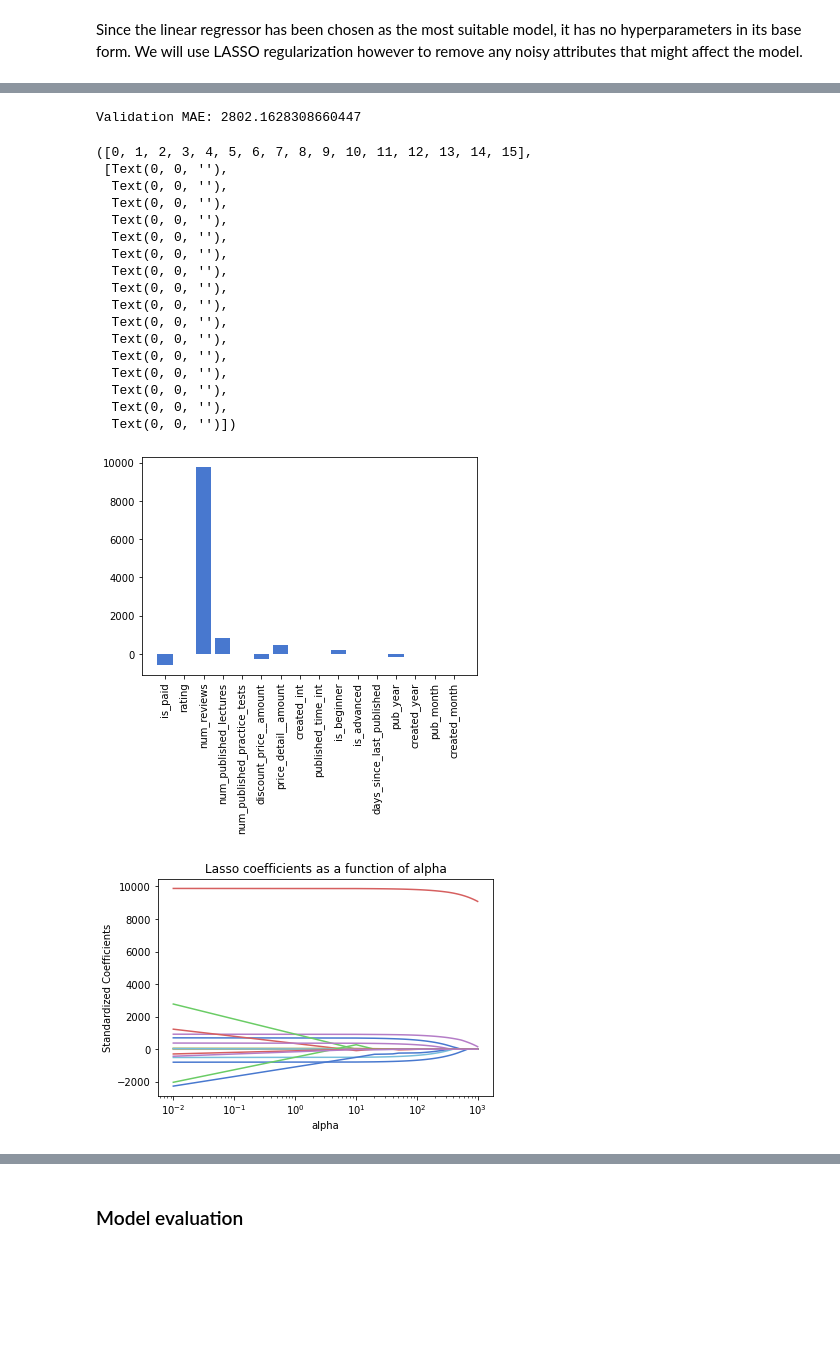
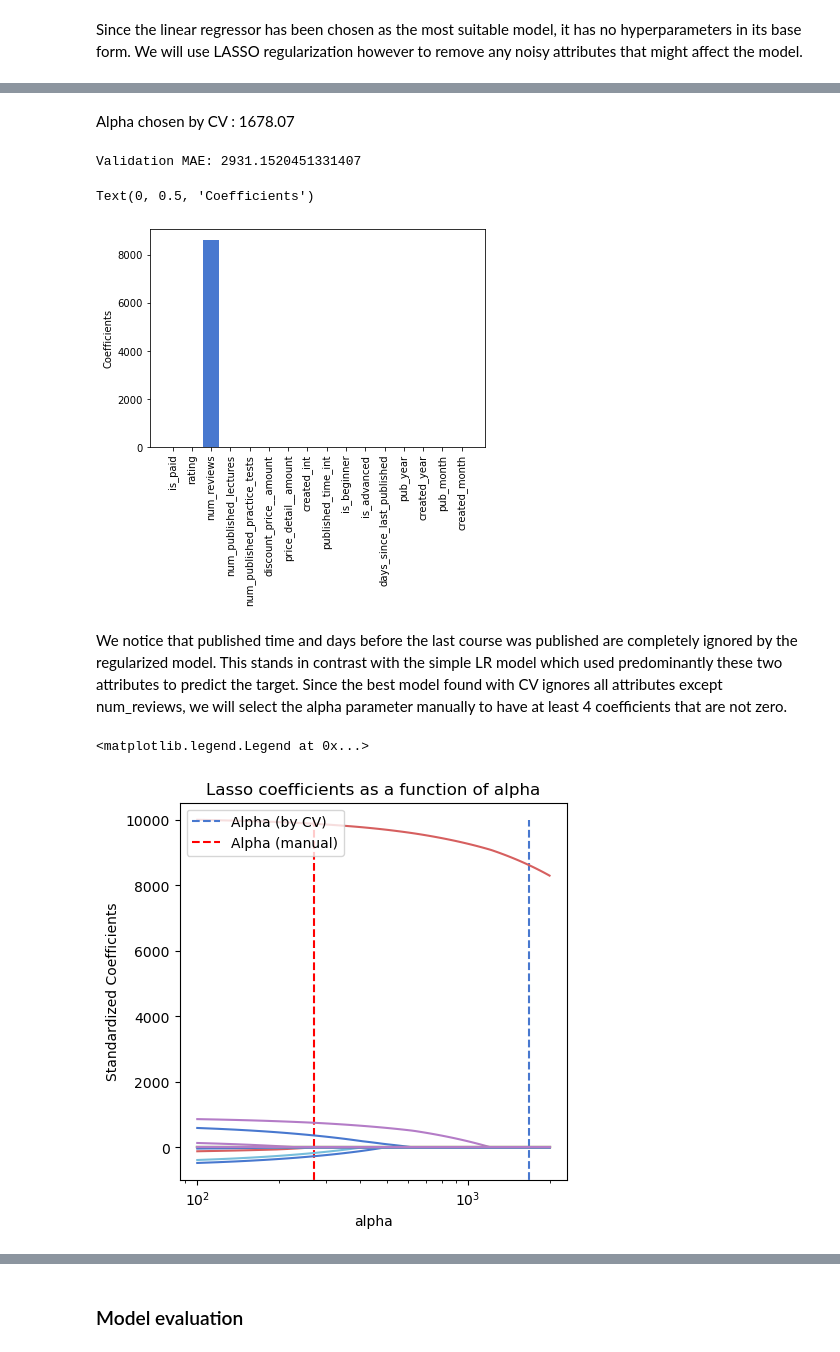
Before and after one commit to r-gg/bi-assignments, a Jupyter notebook: Assignment3/BI_Assignment3.ipynb, the cells around one changed output, grey strips where cells are left out. Saved outputs shown, nothing was run; the diff lists cells and outputs as text; code cells hidden in the pictures; blank space fills up the shorter version.

```diff
--- a/Assignment3/BI_Assignment3.ipynb
+++ b/Assignment3/BI_Assignment3.ipynb
@@ -874,5 +882,7 @@ In testing set: observations from 04.02.2020 until 10.09.2020
 # %%
 from sklearn.model_selection import train_test_split
+
+rest = rest[rest.published_time.dt.year >= 2015]
 
 X = rest.drop(columns=['num_subscribers'])
 y = rest.num_subscribers
@@ -1252,7 +1269,7 @@ plt.xticks(rotation=90)
 Since the linear regressor has been chosen as the most suitable model, it has no hyperparameters in its base form. We will use LASSO regularization however to remove any noisy attributes that might affect the model.
 # %%
 from sklearn.linear_model import LassoCV
-from sklearn.linear_model import Lasso, lasso_path
+from sklearn.linear_model import Lasso
 
 
 # Create LassoCV tolasso_pathd the best alpha automatically
@@ -1260,6 +1277,6 @@ lasso_cv = LassoCV(cv=5, random_state=1,max_iter=10000)
 lasso_cv.fit(X_train_sc, y_train)
 
 # Create Lasso model with the best alpha found by LassoCV
-lasso = Lasso(alpha=lasso_cv.alpha_)
-lasso.fit(X_train_sc, y_train)
+lasso_best_cv = Lasso(alpha=lasso_cv.alpha_)
+lasso_best_cv.fit(X_train_sc, y_train)
 # %% [output]
@@ -1269 +1293,3 @@ Alpha chosen 176.57
+# %% [markdown]
+Alpha chosen by CV : 1678.07
 # %%
@@ -1273,46 +1299,38 @@ valid_mae = mean_absolute_error(y_valid, y_pred_lasso)
 # %%
-print(f"Validation MAE: {valid_mae}")
+print(f"Validation MAE with CV alpha: {valid_mae_cv}")
 # %% [output]
-Validation MAE: 2802.1628308660447
+Validation MAE: 2931.1520451331407
 # %%
-plt.bar( X_train.columns, (lasso.coef_))
+plt.bar( X_train.columns, (lasso_best_cv.coef_))
 plt.xticks(rotation=90)
+plt.ylabel('Coefficients')
 # %% [output]
-([0, 1, 2, 3, 4, 5, 6, 7, 8, 9, 10, 11, 12, 13, 14, 15],
- [Text(0, 0, ''),
-  Text(0, 0, ''),
-  Text(0, 0, ''),
-  Text(0, 0, ''),
-  Text(0, 0, ''),
-  Text(0, 0, ''),
-  Text(0, 0, ''),
-  Text(0, 0, ''),
-  Text(0, 0, ''),
-  Text(0, 0, ''),
-  Text(0, 0, ''),
-  Text(0, 0, ''),
-  Text(0, 0, ''),
-  Text(0, 0, ''),
-  Text(0, 0, ''),
-  Text(0, 0, '')])
+Text(0, 0.5, 'Coefficients')
-[figure, old version]
+[figure, new version]
+# %% [markdown]
+We notice that published time and days before the last course was published are completely ignored by the regularized model. This stands in contrast with the simple LR model which used predominantly these two attributes to predict the target. Since the best model found with CV ignores all attributes except num_reviews, we will select the alpha parameter manually to have at least 4 coefficients that are not zero.
 # %%
-alphas = np.linspace(0.01,1000,100)
-lasso = Lasso(max_iter=10000)
+alphas = np.linspace(100,2000,100)
+lasso_plot = Lasso(max_iter=1000)
 coefs = []
 
 for a in alphas:
-    lasso.set_params(alpha=a)
-    lasso.fit(X_train_sc, y_train)
-    coefs.append(lasso.coef_)
+    lasso_plot.set_params(alpha=a)
+    lasso_plot.fit(X_train_sc, y_train)
+    coefs.append(lasso_plot.coef_)
 
+plt.figure(figsize=(5, 5), dpi=100)
 ax = plt.gca()
 
 ax.plot(alphas, coefs)
 ax.set_xscale('log')
 plt.axis('tight')
 plt.xlabel('alpha')
 plt.ylabel('Standardized Coefficients')
-plt.title('Lasso coefficients as a funcbtion of alpha');
+plt.vlines(lasso_cv.alpha_,-2000,10000, linestyles='dashed',label='Alpha (by CV)')
+plt.vlines(270,-2000,10000,colors='r' , linestyles='dashed',label='Alpha (manual)')
+plt.title('Lasso coefficients as a function of alpha')
+plt.legend(loc='upper left')
 # %% [output]
+<matplotlib.legend.Legend at 0x...>
-[figure, old version]
+[figure, new version]
```
Also changed, not shown: parts of 81 cells of this notebook.
